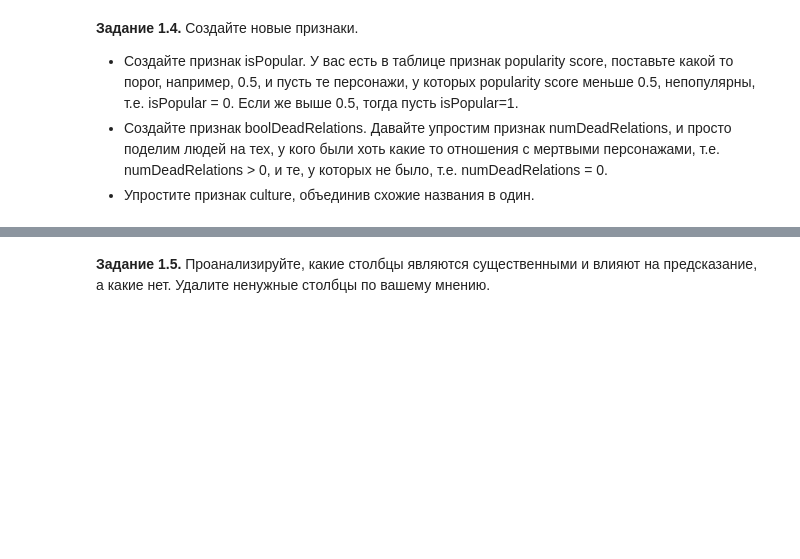
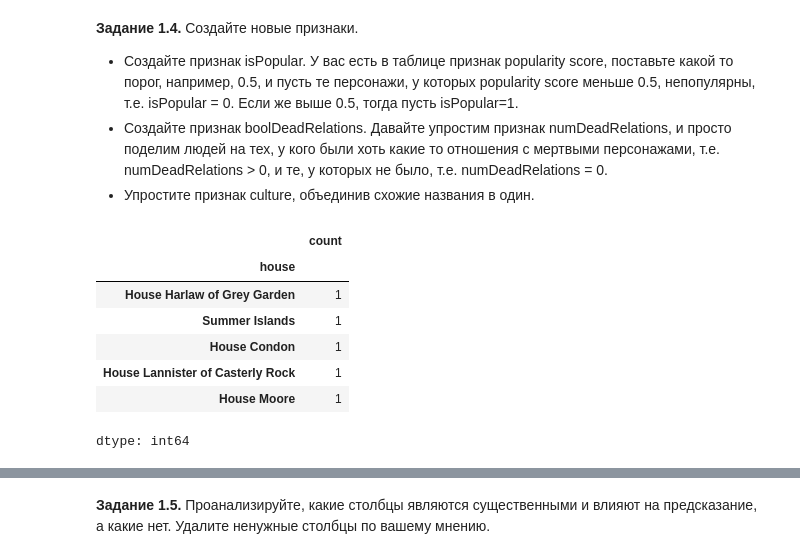
Before and after one commit to qwart6/DLS_by_MIPT, a Jupyter notebook: week_01_ml_intro/Homework/hw_1_game_of_thrones.ipynb, the cells around one changed output, grey strips where cells are left out. Saved outputs shown, nothing was run; the diff lists cells and outputs as text; code cells hidden in the pictures; blank space fills up the shorter version.

```diff
--- a/week_01_ml_intro/Homework/hw_1_game_of_thrones.ipynb
+++ b/week_01_ml_intro/Homework/hw_1_game_of_thrones.ipynb
@@ -261,2 +242,14 @@ def replace_num(cult, data, data_test):
 # %%
 replace_num(cult, data, data_test)
+# %%
+# заметил, что присутствует Summer Islands, напишем цикл и найдем совпадения
+data.house.value_counts().tail(5)
+# %% [output]
+|  | count |
+| house |  |
+| House Harlaw of Grey Garden | 1 |
+| Summer Islands | 1 |
+| House Condon | 1 |
+| House Lannister of Casterly Rock | 1 |
+| House Moore | 1 |
+dtype: int64
```
Also changed, not shown: parts of 5 cells of this notebook.
